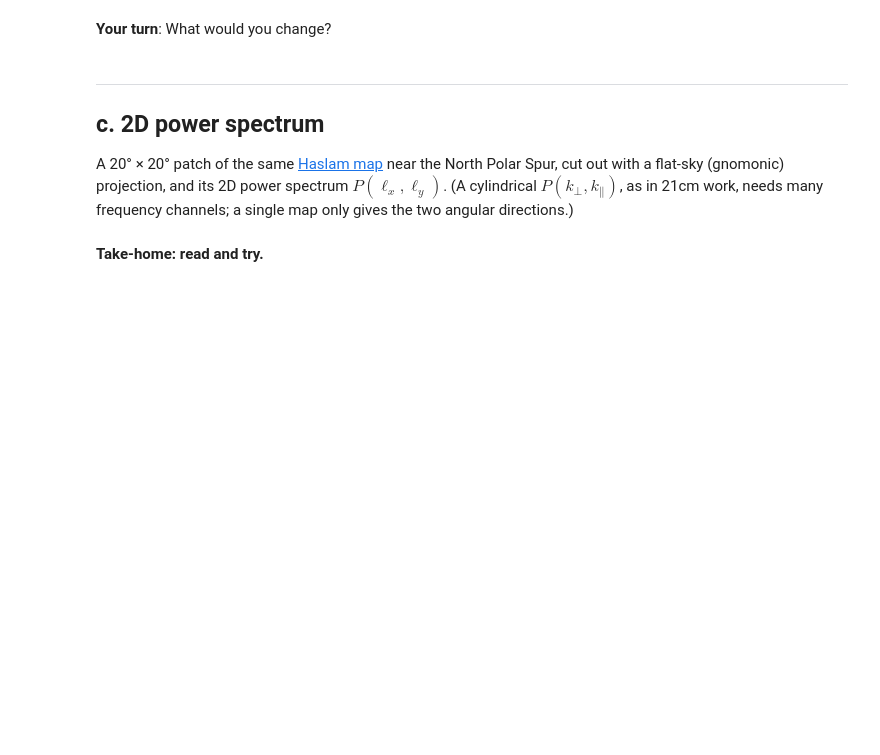
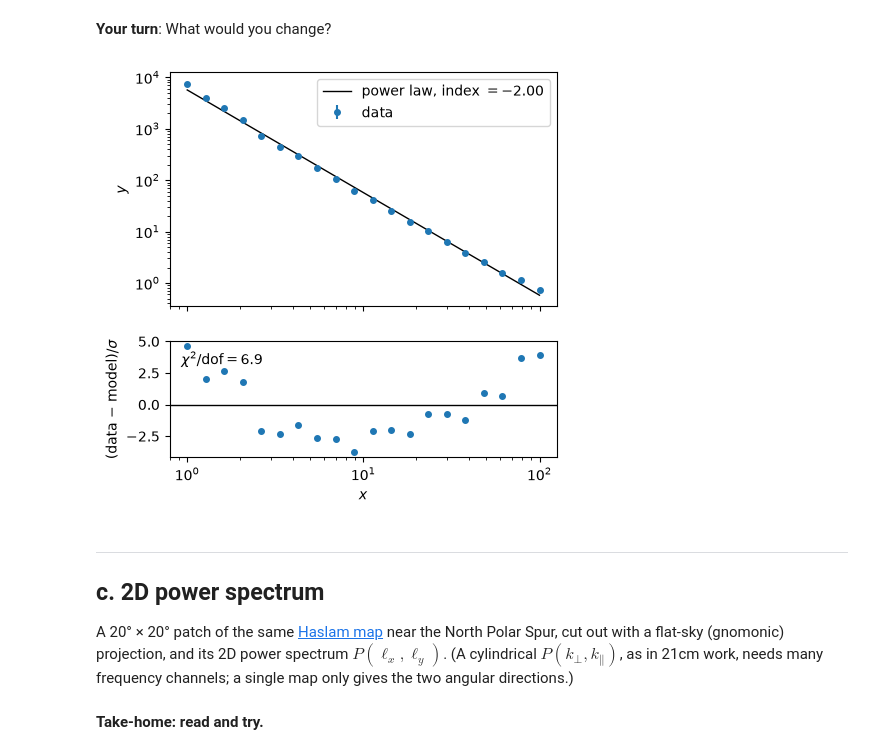
Before and after one commit to sohinixcvii/JACS_plotting_session, a Jupyter notebook: jacs_participant.ipynb, the cells around one changed output. Cells and saved outputs as stored; diff of their text form; code cells hidden in the pictures; blank space fills up the shorter version.

```diff
--- a/jacs_participant.ipynb
+++ b/jacs_participant.ipynb
@@ -101,5 +124,23 @@ plt.show()
 # %% [markdown]
 **Your turn**: What would you change?
+# %%
+fig, (ax1, ax2) = plt.subplots(2, 1, sharex=True, figsize=(5, 5),
+                               gridspec_kw={"height_ratios": [3, 1.5]})
+ax1.errorbar(x, y, yerr=sigma, fmt="o", ms=4, label="data")
+ax1.plot(x, model, "k-", lw=1, label=rf"power law, index $= {index:.2f}$")
+ax1.set_yscale("log")
+ax1.set_ylabel("$y$")
+ax1.legend()
+
+ax2.axhline(0, color="k", lw=1)
+ax2.plot(x, resid, "o", ms=4)
+ax2.set_xscale("log")
+ax2.set_xlabel("$x$")
+ax2.set_ylabel(r"(data $-$ model)$/\sigma$")
+ax2.text(0.03, 0.8, rf"$\chi^2/\mathrm{{dof}} = {chi2_dof:.1f}$", transform=ax2.transAxes)
+plt.show()
+# %% [output]
+[figure, added]
 # %% [markdown]
 ---
 ## c. 2D power spectrum
```
Also changed, not shown: parts of 30 cells of this notebook, 5 other files.
